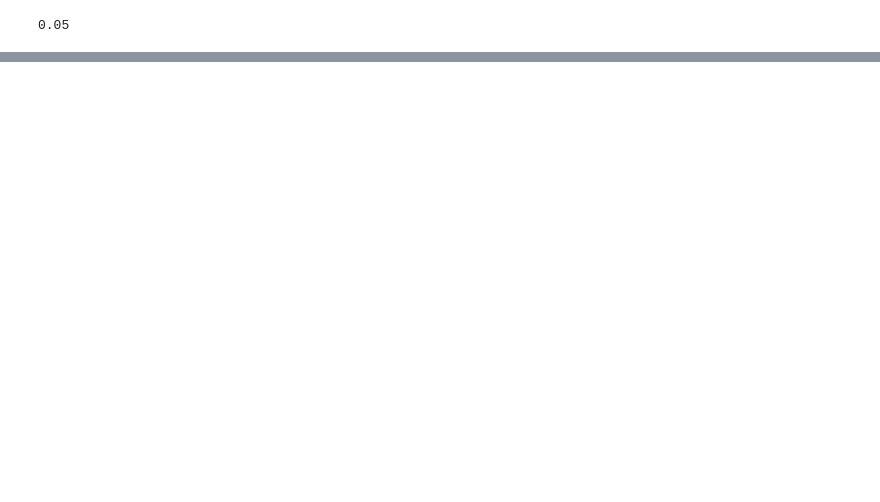
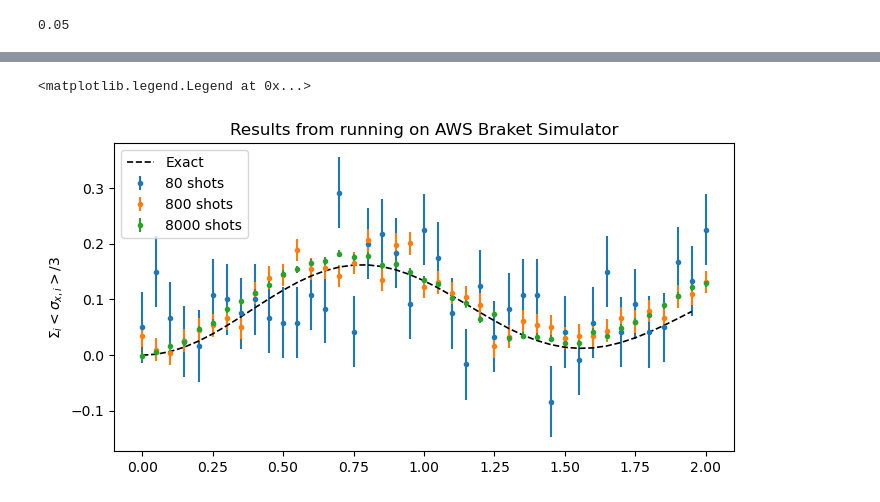
Before and after one commit to gadamc/uw_qx_pvqd_qhack2023, a Jupyter notebook: plots_for_writeup.ipynb, the cells around one changed output, grey strips where cells are left out. Saved outputs shown, nothing was run; the diff lists cells and outputs as text; code cells hidden in the pictures; blank space fills up the shorter version.

Commit message:
updates with runs on AWS Sim, IonQ and small bug fix on algorithm that had negligible effect on initial results.

```diff
--- a/plots_for_writeup.ipynb
+++ b/plots_for_writeup.ipynb
@@ -237,0 +256,30 @@ plt.savefig('sigma_z_ibm_nairobi.png')
+# %%
+d = qml.data.Dataset()
+d.read('braket.aws.qubit_simulator_shots80_observable_results_v2.dat')
+observable_results = d.on_device_observable_results
+
+d = qml.data.Dataset()
+d.read('braket.aws.qubit_simulator_shots800_observable_results_v2.dat')
+observable_results.update(d.on_device_observable_results)
+
+d = qml.data.Dataset()
+d.read('braket.aws.qubit_simulator_shots8000_observable_results_v2.dat')
+observable_results.update(d.on_device_observable_results)
+# %%
+title = f'Results from running on AWS Braket Simulator'
+# %%
+fig, ax = plt.subplots(figsize=(8,4))
+
+# add
+for s, results in observable_results.items():
+    sum_sig_x, sum_sig_z, sum_sig_x_std, sum_sig_z_std = get_total_mag(results, s)
+    ax.errorbar(results['time'],sum_sig_x/3, sum_sig_x_std/3, fmt = '.', label=f'{s} shots')
+    ax.set_ylabel('$\Sigma_i <\sigma_{x,i}>/3$')
+
+exact = json.load(open('exact_solutions.dat'))
+ax.plot(exact['times'][:40],exact['Sx'][:40],label ="Exact",linestyle='dashed',linewidth=1.2,color='black')
+ax.set_title(title)
+ax.legend()
+# %% [output]
+<matplotlib.legend.Legend at 0x...>
+[figure, added]
```
Also changed, not shown: parts of 37 cells of this notebook, 28 other files.
